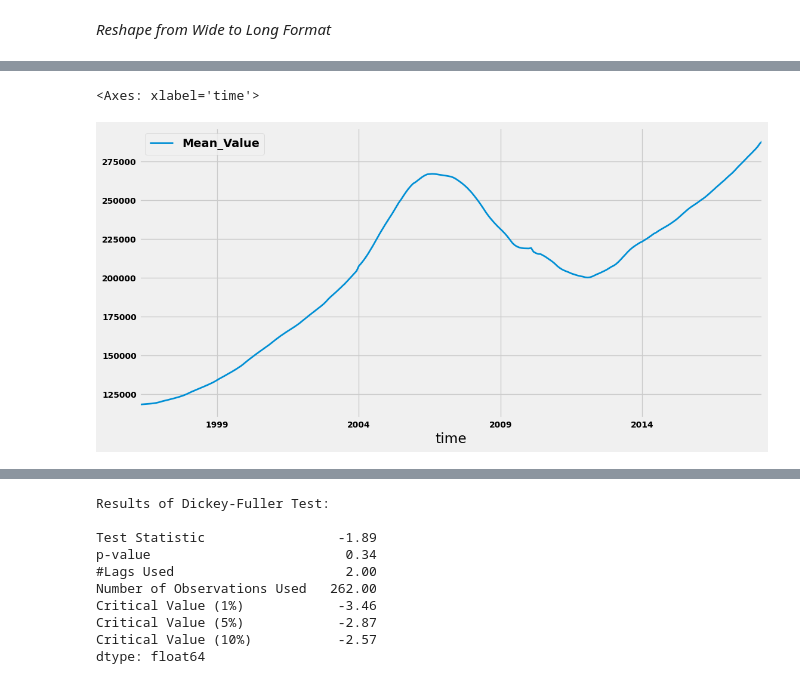
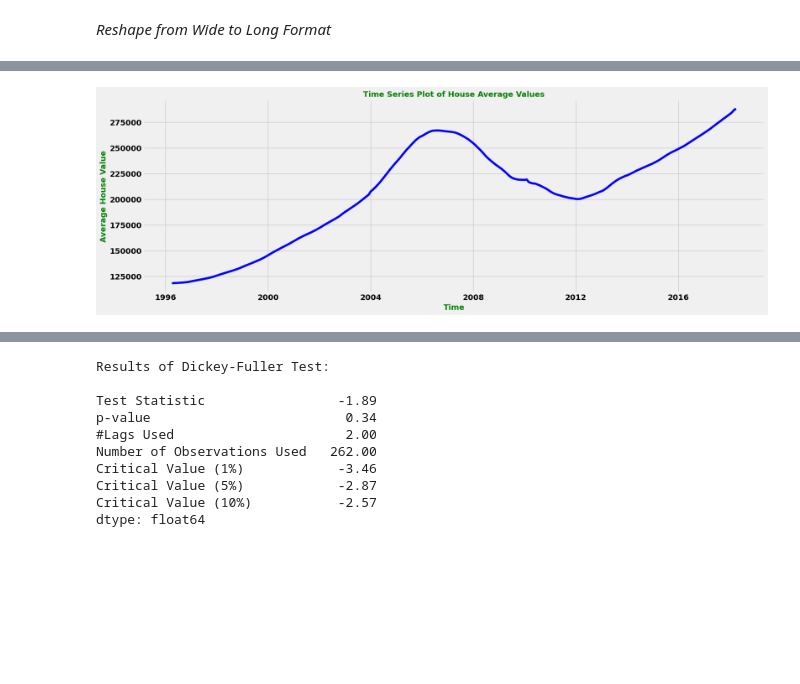
Before and after one commit to KennedyOwinoJnr/Time-Series-Analysis-Housing-Value, a Jupyter notebook: notebook.ipynb, the cells around one changed output, grey strips where cells are left out. Drawn from its saved outputs; the diff is of its cells as text; code cells hidden in the pictures; blank space fills up the shorter version.

```diff
--- a/notebook.ipynb
+++ b/notebook.ipynb
@@ -350,6 +350,11 @@ df.head(12)
-# %%
-#ploting the trend in the value of the houses
-df.plot(figsize=(12,6), linewidth=2, fontsize=10);
-# %% [output]
-<Axes: xlabel='time'>
-[figure, removed]
+# %%
+#ploting the trend in the value of the houses
+fig, ax = plt.subplots(figsize=(18,6))
+ax.plot(df, color = 'b')
+plt.xlabel('Time', color= 'Green', weight = 'bold', size= 14, fontname='sans-serif')
+plt.ylabel('Average House Value', color= 'Green', weight = 'bold', size= 14, fontname='sans-serif')
+
+plt.title('Time Series Plot of House Average Values', color= 'Green',
+                            weight = 'bold', size= 14, fontname='sans-serif');
+# %% [output]
+[figure, added]
```
Also changed, not shown: parts of 16 cells of this notebook.
